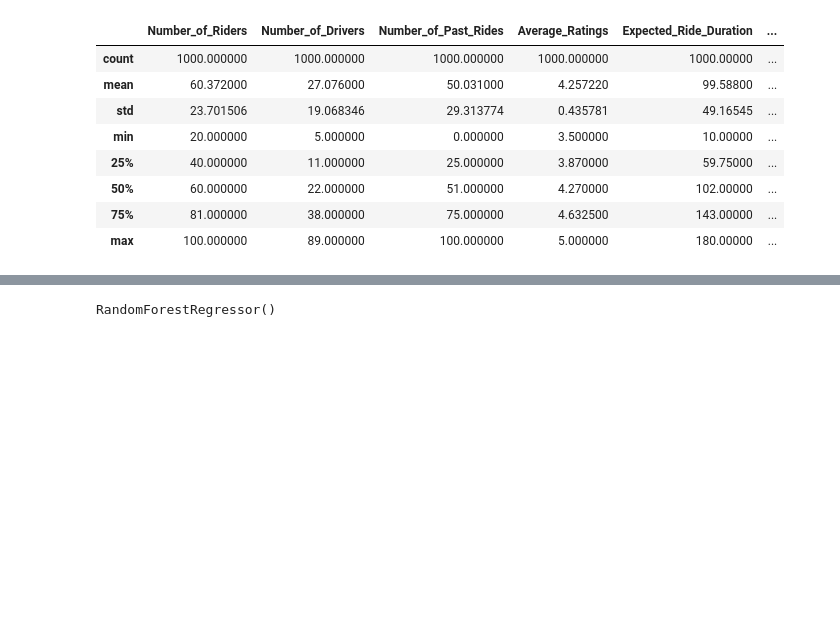
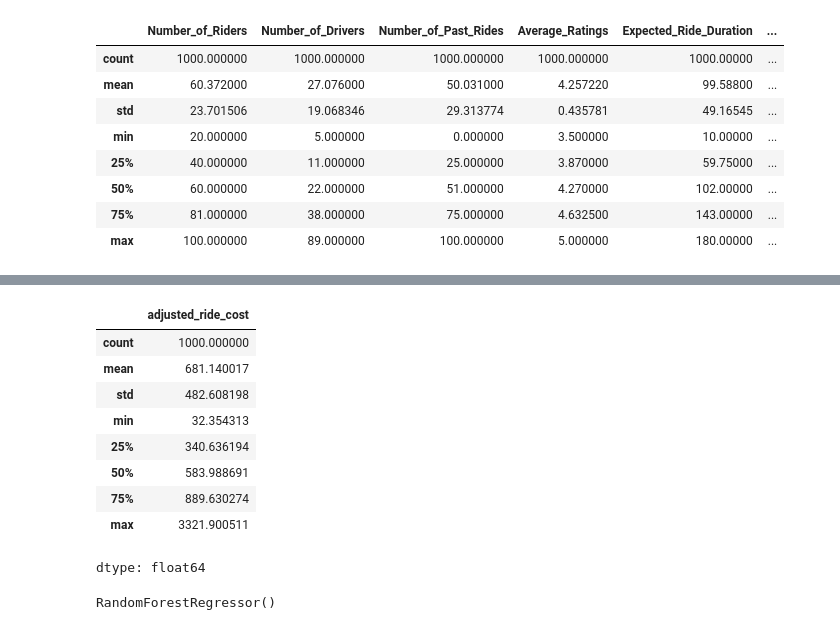
Before and after one commit to asgarali429/machine-learning-projects, a Jupyter notebook: Dynamic_Pricing_Strategy.ipynb, the cells around one changed output, grey strips where cells are left out. Saved outputs shown, nothing was run; the diff lists cells and outputs as text; code cells hidden in the pictures; blank space fills up the shorter version.

```diff
--- a/Dynamic_Pricing_Strategy.ipynb
+++ b/Dynamic_Pricing_Strategy.ipynb
@@ -158,3 +172,16 @@ data['Vehicle_Type'] = data['Vehicle_Type'].map({'Economy':0,'Premium':1})
+# %%
+data['adjusted_ride_cost'].describe()
+# %% [output]
+|  | adjusted_ride_cost |
+| count | 1000.000000 |
+| mean | 681.140017 |
+| std | 482.608198 |
+| min | 32.354313 |
+| 25% | 340.636194 |
+| 50% | 583.988691 |
+| 75% | 889.630274 |
+| max | 3321.900511 |
+dtype: float64
 # %%
 from sklearn.model_selection import train_test_split
 x = np.array(data[["Number_of_Riders", "Number_of_Drivers", "Vehicle_Type", "Expected_Ride_Duration"]])
```
Also changed, not shown: parts of 7 cells of this notebook.
